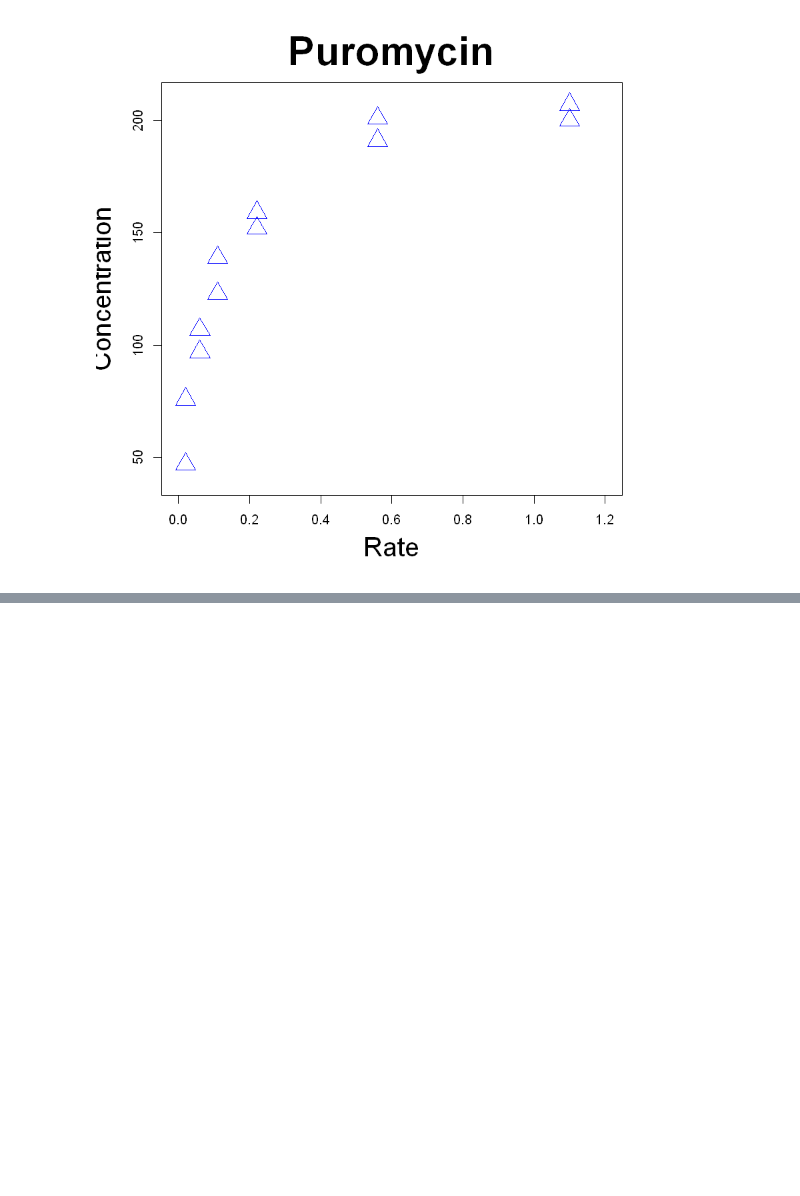
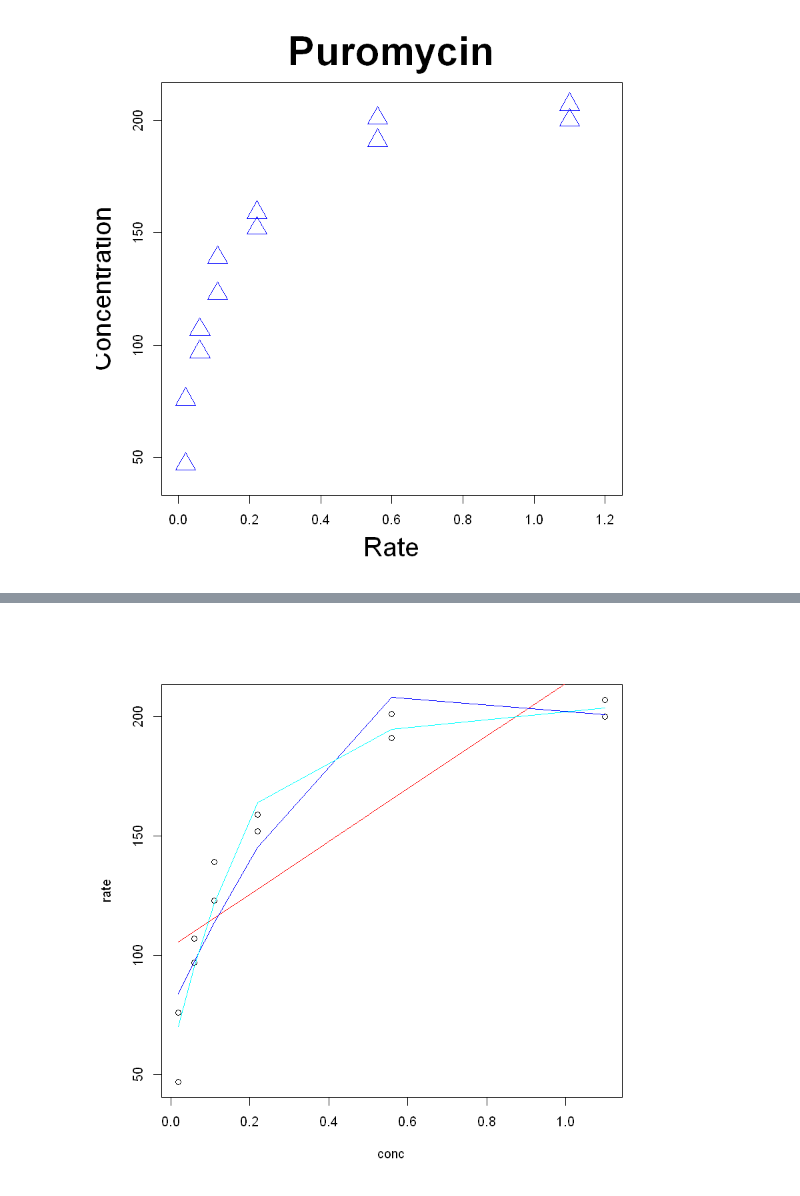
Before and after one commit to ShixiangWang/masterR, a Jupyter notebook: Rprogramming/r-statistics/R的基本原理与核心.ipynb, the cells around one changed output, grey strips where cells are left out. Cells and saved outputs as stored; diff of their text form; code cells hidden in the pictures; blank space fills up the shorter version.

```diff
--- a/Rprogramming/r-statistics/R的基本原理与核心.ipynb
+++ b/Rprogramming/r-statistics/R的基本原理与核心.ipynb
@@ -1582,0 +1618,11 @@ title(main = "Puromycin", cex.main = 3)
+# %%
+# 添加多项式拟合线。下面命令给出一次、二次和三次多项式拟合
+plot(rate ~ conc, data = PuroA)
+m1 = lm(rate ~ conc, data = PuroA)
+m2 = lm(rate ~ conc + I(conc^2), data = PuroA)
+m3 = lm(rate ~ conc + I(conc^2) + I(conc^3), data = PuroA)
+lines(fitted(m1) ~ conc, data = PuroA, col = "red")
+lines(fitted(m2) ~ conc, data = PuroA, col = "blue")
+lines(fitted(m3) ~ conc, data = PuroA, col = "cyan")
+# %% [output]
+[figure, added]
```
Also changed, not shown: parts of 43 cells of this notebook.
